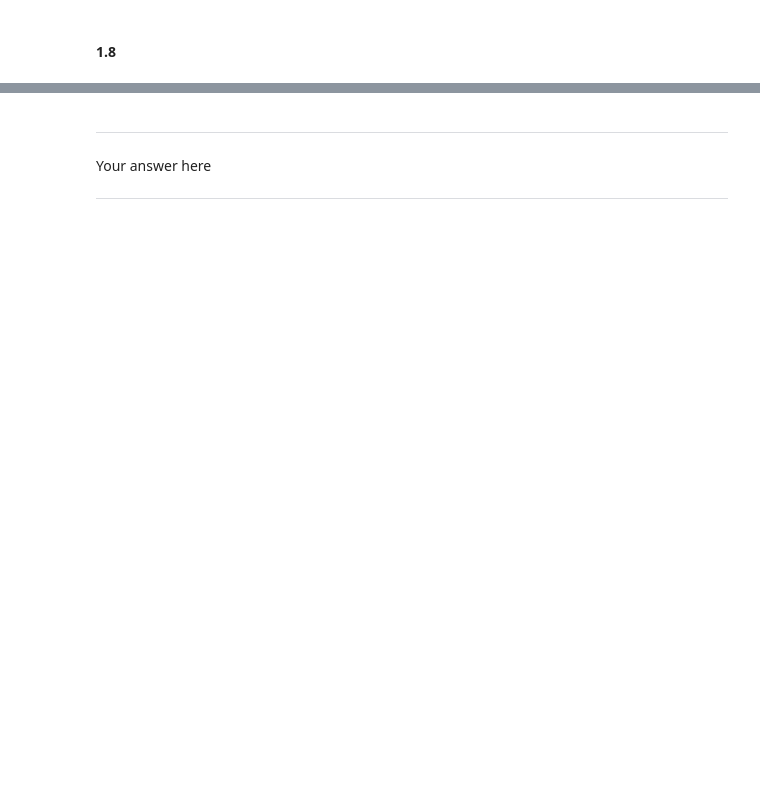
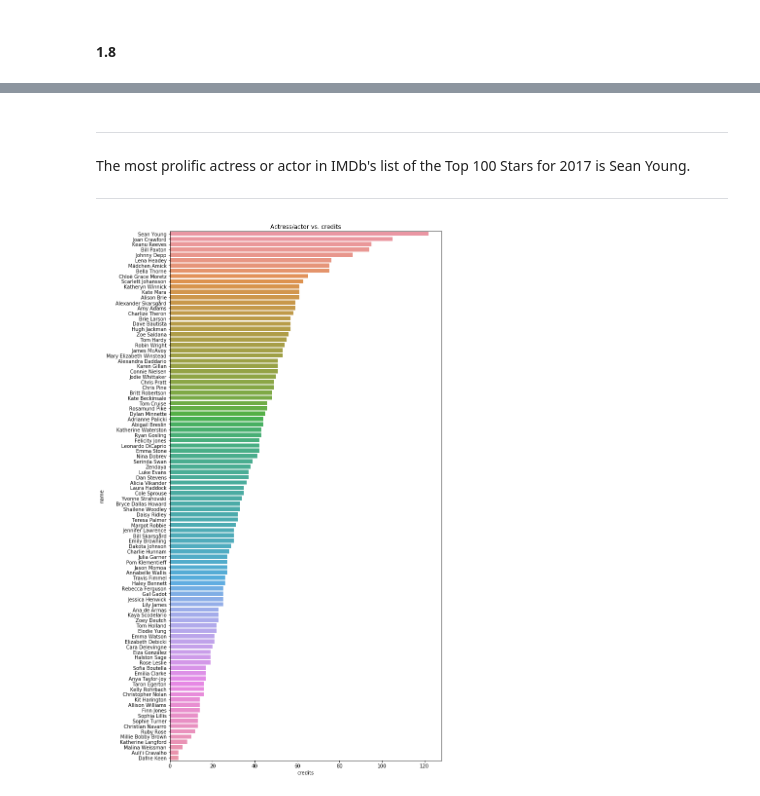
Before and after one commit to lucasresck/foundations-of-data-science, a Jupyter notebook: cs109a_hw1/S109a_hw1.ipynb, the cells around one changed output, grey strips where cells are left out. Saved outputs shown, nothing was run; the diff lists cells and outputs as text; code cells hidden in the pictures; blank space fills up the shorter version.

```diff
--- a/cs109a_hw1/S109a_hw1.ipynb
+++ b/cs109a_hw1/S109a_hw1.ipynb
@@ -742,3 +793,5 @@ import json
 #### 1.6
 # %%
 # your code here
+df = pd.read_json('data/staff_starinfo.json')
+df.sample(10)
@@ -744,0 +855,4 @@ import json
+# %%
+# Deal with these years
+df.year_first_movie = pd.to_numeric(df.year_first_movie.str[:4])
+df.sample(10)
@@ -744,0 +882,4 @@ import json
+# %%
+# Create new variable
+df['age_at_first_movie'] = df.year_first_movie - df.year_born
+df.sample(10)
@@ -760,10 +924,18 @@ Your output should look like this:<BR>
-# %% [markdown]
-<HR>
-
-Your answer here
-
-<HR>
+# %% [markdown]
+<HR>
+
+The most prolific actress or actor in IMDb's list of the Top 100 Stars for 2017 is Sean Young.
+
+<HR>
 # %%
 from IPython.core.display import HTML
 def css_styling(): styles = open("styles/cs109.css", "r").read(); return HTML(styles)
 css_styling()
+# %%
+import seaborn as sns
+fig, ax = plt.subplots(figsize=(10, 20))
+sns.barplot('credits', 'name', data=df.sort_values('credits', ascending=False), ax=ax)
+ax.set_title('Actress/actor vs. credits')
+plt.show()
+# %% [output]
+[figure, added]
```
Also changed, not shown: parts of 18 cells of this notebook, 1 other file.
